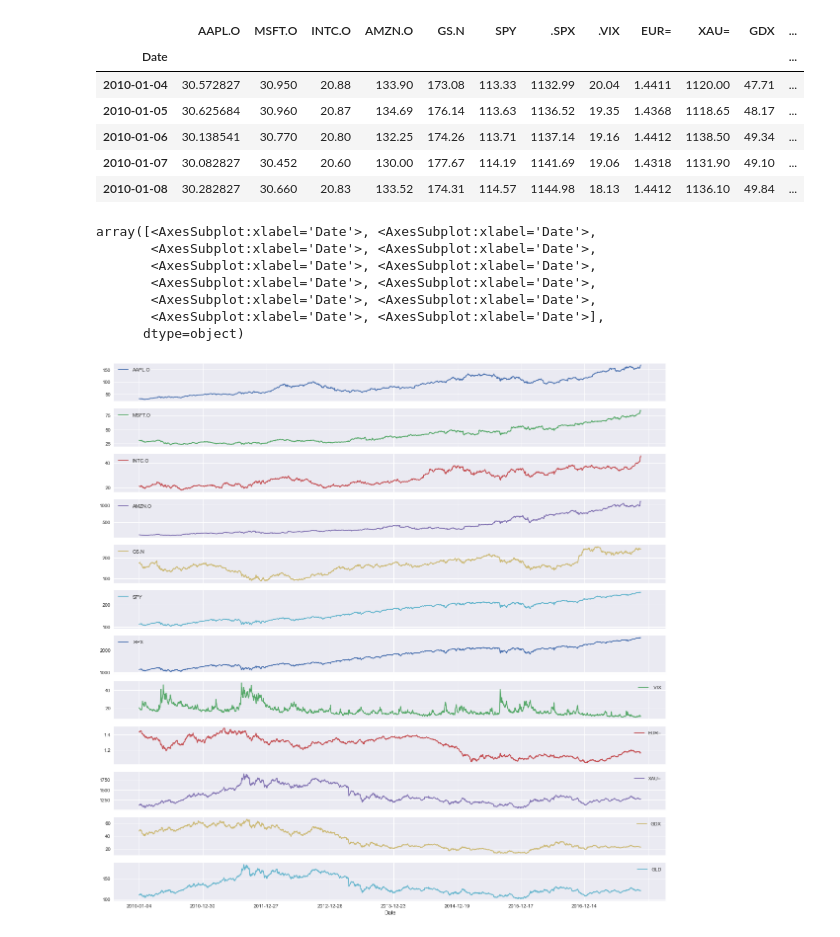
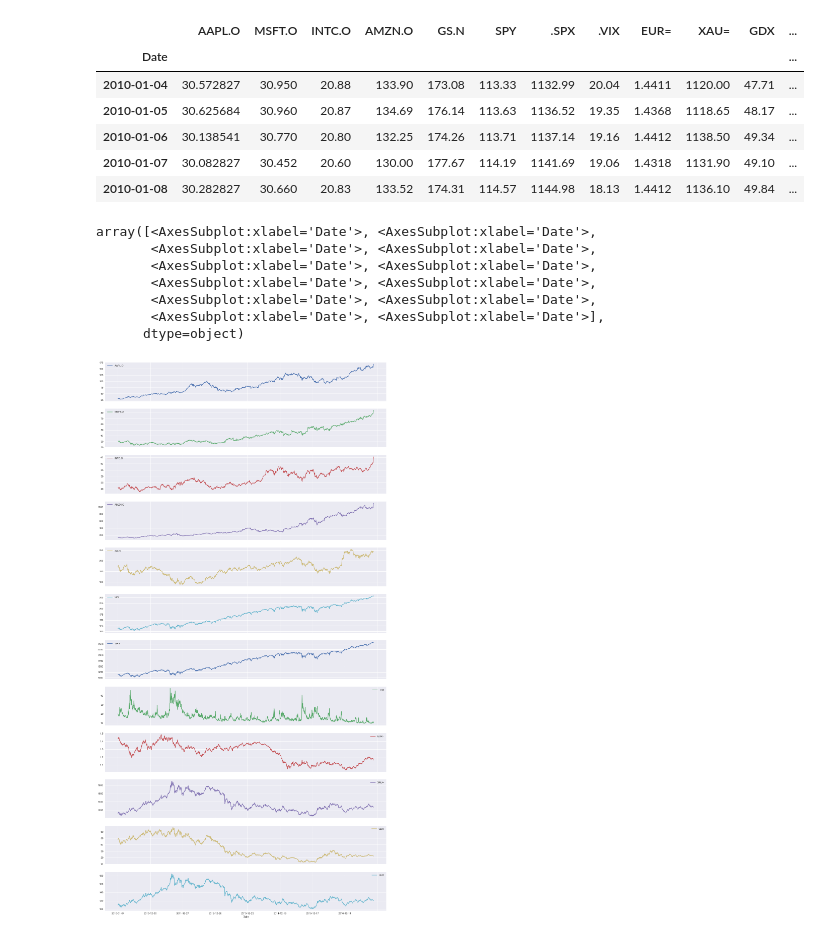
Before and after one commit to anubhavsingh10/Finance, a Jupyter notebook: timeseries.ipynb, the cells around one changed output. Drawn from its saved outputs; the diff is of its cells as text; code cells hidden in the pictures.

```diff
--- a/timeseries.ipynb
+++ b/timeseries.ipynb
@@ -16,13 +16,13 @@ data.head()
 | 2010-01-07 | 30.082827 | 30.452 | 20.60 | 130.00 | 177.67 | 114.19 | 1141.69 | 19.06 | 1.4318 | 1131.90 | 49.10 | ... |
 | 2010-01-08 | 30.282827 | 30.660 | 20.83 | 133.52 | 174.31 | 114.57 | 1144.98 | 18.13 | 1.4412 | 1136.10 | 49.84 | ... |
 # %%
-data.plot(figsize=(20,20),subplots=True)
+data.plot(figsize=(20,40),subplots=True)
 # %% [output]
 array([<AxesSubplot:xlabel='Date'>, <AxesSubplot:xlabel='Date'>,
        <AxesSubplot:xlabel='Date'>, <AxesSubplot:xlabel='Date'>,
        <AxesSubplot:xlabel='Date'>, <AxesSubplot:xlabel='Date'>,
        <AxesSubplot:xlabel='Date'>, <AxesSubplot:xlabel='Date'>,
        <AxesSubplot:xlabel='Date'>, <AxesSubplot:xlabel='Date'>,
        <AxesSubplot:xlabel='Date'>, <AxesSubplot:xlabel='Date'>],
       dtype=object)
-[figure, old version]
+[figure, new version]
```
